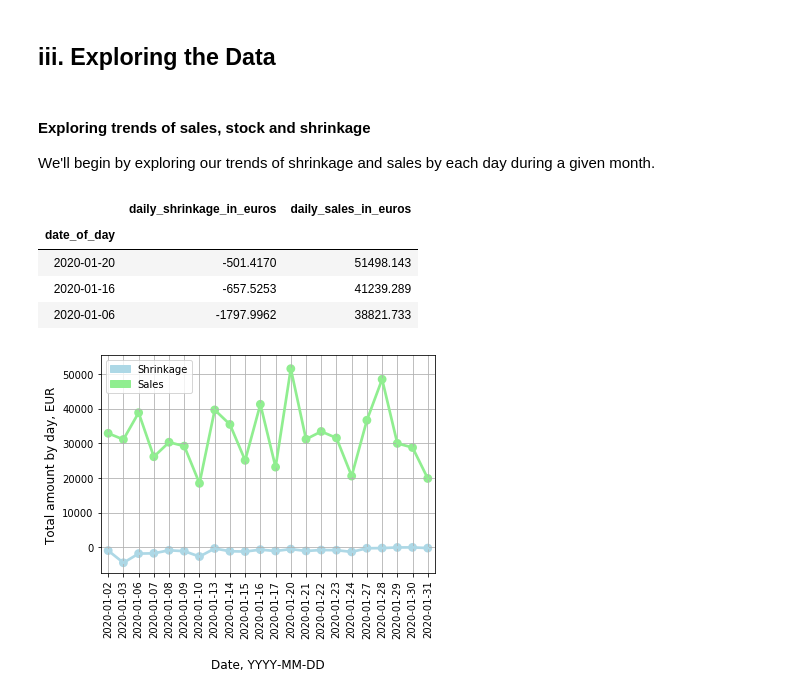
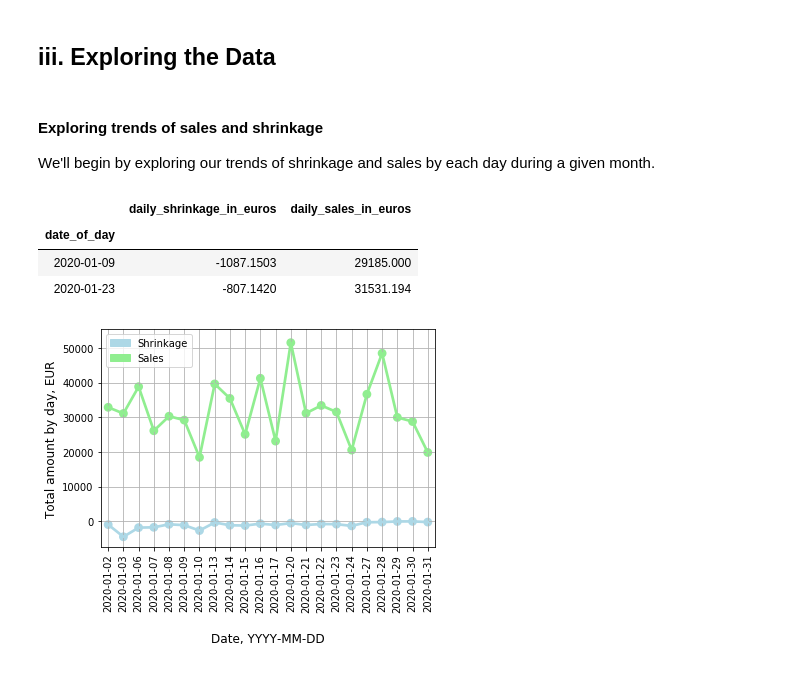
Before and after one commit to irina-baeva/retail-ds-project, a Jupyter notebook: metro_project_irina_baeva-v1.ipynb, the cells around one changed output. Saved outputs shown, nothing was run; the diff lists cells and outputs as text; code cells hidden in the pictures.

```diff
--- a/metro_project_irina_baeva-v1.ipynb
+++ b/metro_project_irina_baeva-v1.ipynb
@@ -359,20 +356,19 @@ We have 14305 rows to analyse.
 # %% [markdown]
 ## iii. Exploring the Data
 # %% [markdown]
-#### Exploring trends of sales, stock and shrinkage
+#### Exploring trends of sales and shrinkage
 
 We'll begin by exploring our trends of shrinkage and sales by each day during a given month.
 # %%
 df_by_date= df.groupby("date_of_day")["daily_shrinkage_in_euros", "daily_sales_in_euros"].sum().reset_index()
 df_by_date=df_by_date.set_index("date_of_day", drop=True, append=False, inplace=False)
 df_by_date= df_by_date[df_by_date["daily_sales_in_euros"]>0]
-df_by_date.sample(3)
+df_by_date.sample(2)
 # %% [output]
 |  | daily_shrinkage_in_euros | daily_sales_in_euros |
 | date_of_day |  |  |
-| 2020-01-20 | -501.4170 | 51498.143 |
-| 2020-01-16 | -657.5253 | 41239.289 |
-| 2020-01-06 | -1797.9962 | 38821.733 |
+| 2020-01-09 | -1087.1503 | 29185.000 |
+| 2020-01-23 | -807.1420 | 31531.194 |
 # %%
 fig, ax = plt.subplots()
 
```
Also changed, not shown: parts of 15 cells of this notebook.
